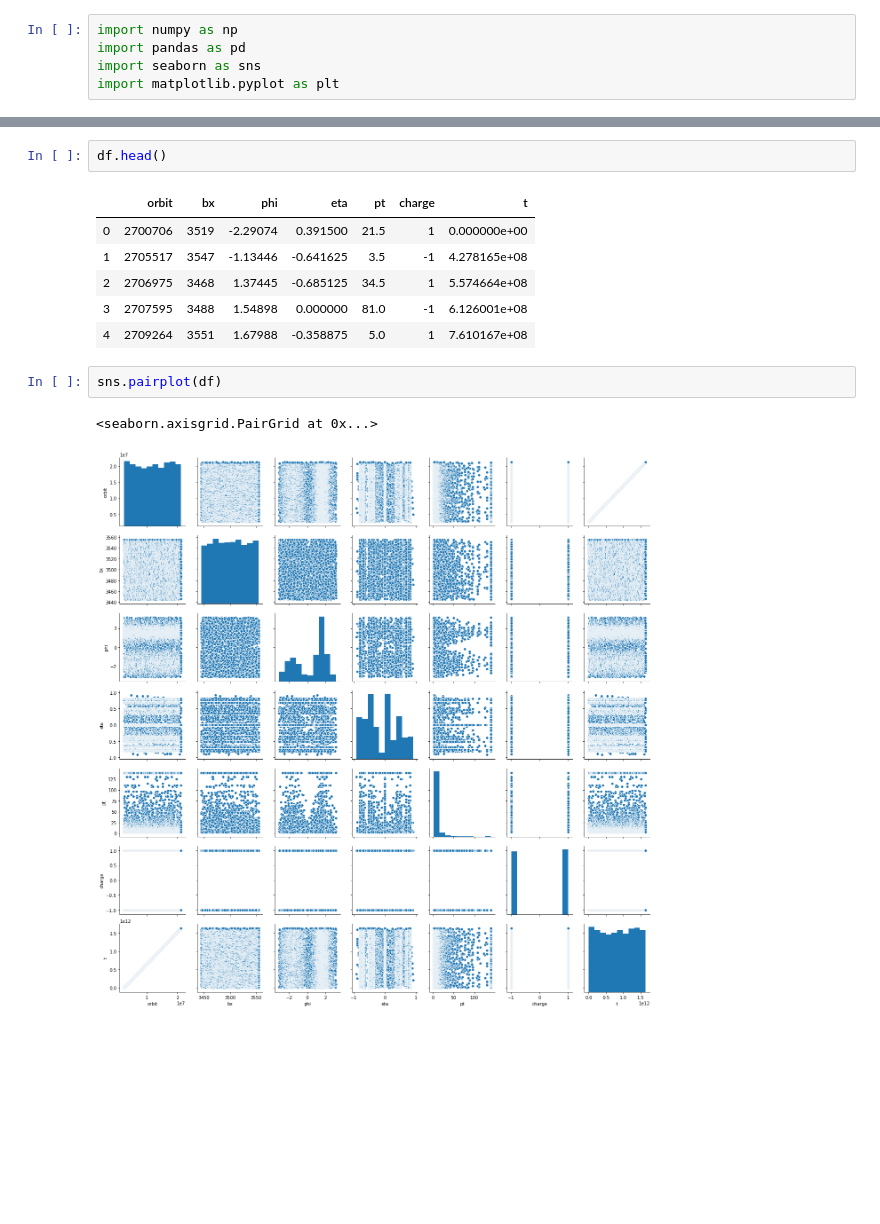
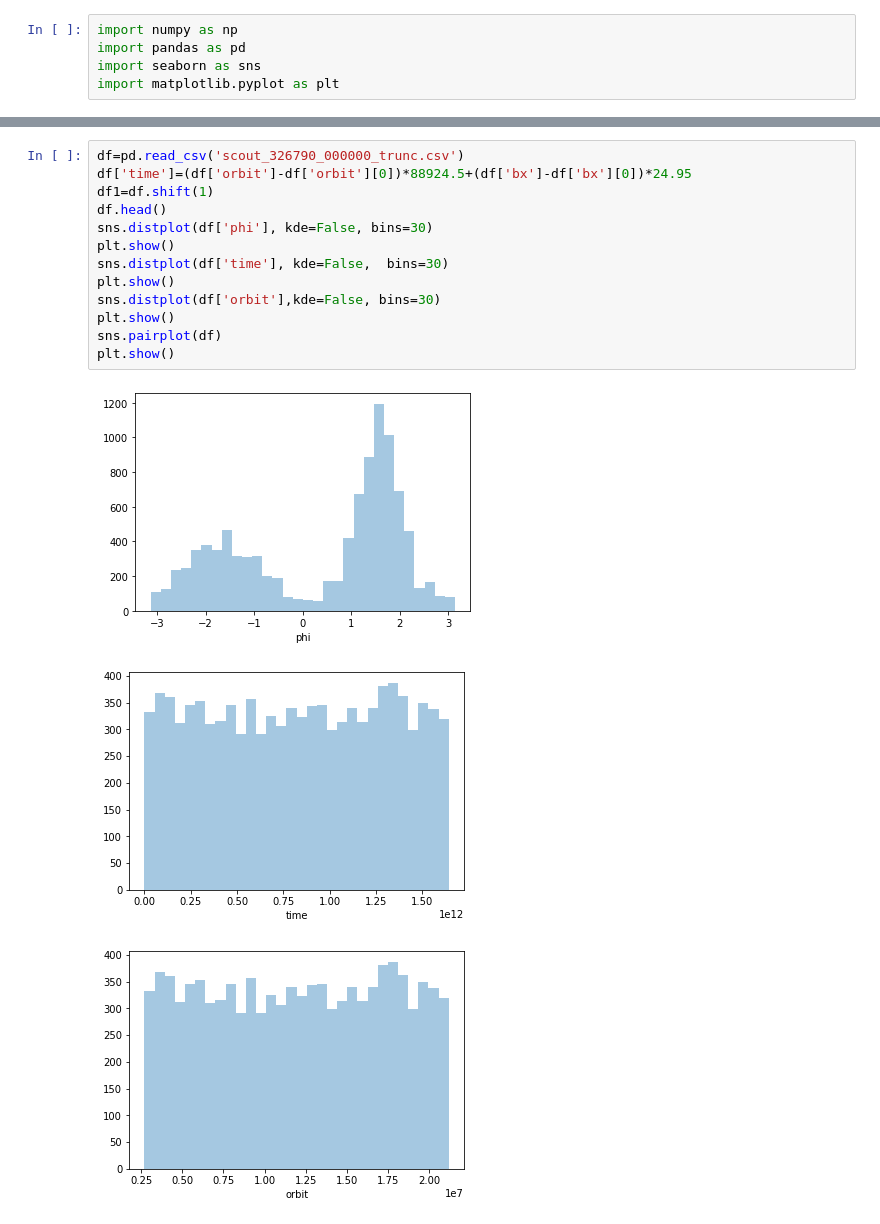
Before and after one commit to GeorgeAlex22/scout, a Jupyter notebook: Test__scout_326790_000000_trunc.ipynb, the cells around one changed output, grey strips where cells are left out. Saved outputs shown, nothing was run; the diff lists cells and outputs as text; blank space fills up the shorter version.

```diff
--- a/Test__scout_326790_000000_trunc.ipynb
+++ b/Test__scout_326790_000000_trunc.ipynb
@@ -78,14 +6,17 @@ sns.distplot(df['orbit'],bins=20)
-# %%
-df.head()
-# %% [output]
-|  | orbit | bx | phi | eta | pt | charge | t |
-| 0 | 2700706 | 3519 | -2.29074 | 0.391500 | 21.5 | 1 | 0.000000e+00 |
-| 1 | 2705517 | 3547 | -1.13446 | -0.641625 | 3.5 | -1 | 4.278165e+08 |
-| 2 | 2706975 | 3468 | 1.37445 | -0.685125 | 34.5 | 1 | 5.574664e+08 |
-| 3 | 2707595 | 3488 | 1.54898 | 0.000000 | 81.0 | -1 | 6.126001e+08 |
-| 4 | 2709264 | 3551 | 1.67988 | -0.358875 | 5.0 | 1 | 7.610167e+08 |
-# %%
-sns.pairplot(df)
-# %% [output]
-<seaborn.axisgrid.PairGrid at 0x...>
-[figure, removed]
+# %%
+df=pd.read_csv('scout_326790_000000_trunc.csv')
+df['time']=(df['orbit']-df['orbit'][0])*88924.5+(df['bx']-df['bx'][0])*24.95
+df1=df.shift(1)
+df.head()
+sns.distplot(df['phi'], kde=False, bins=30)
+plt.show()
+sns.distplot(df['time'], kde=False,  bins=30)
+plt.show()
+sns.distplot(df['orbit'],kde=False, bins=30)
+plt.show()
+sns.pairplot(df)
+plt.show()
+# %% [output]
+[figure, added]
+[figure, added]
+[figure, added]
```
Also changed, not shown: parts of 13 cells of this notebook.
